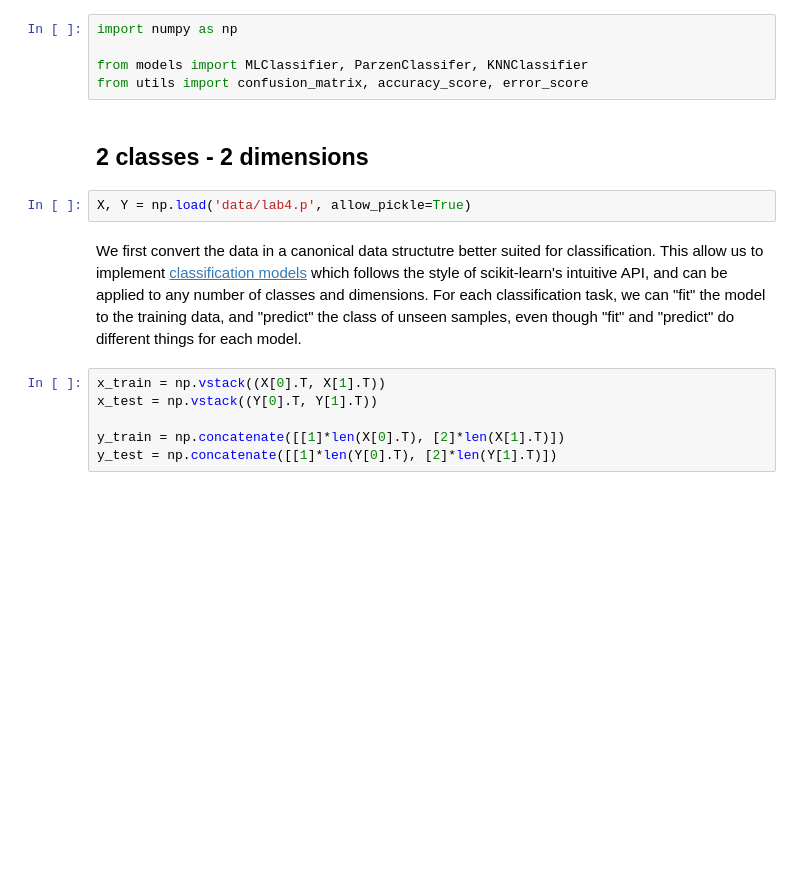
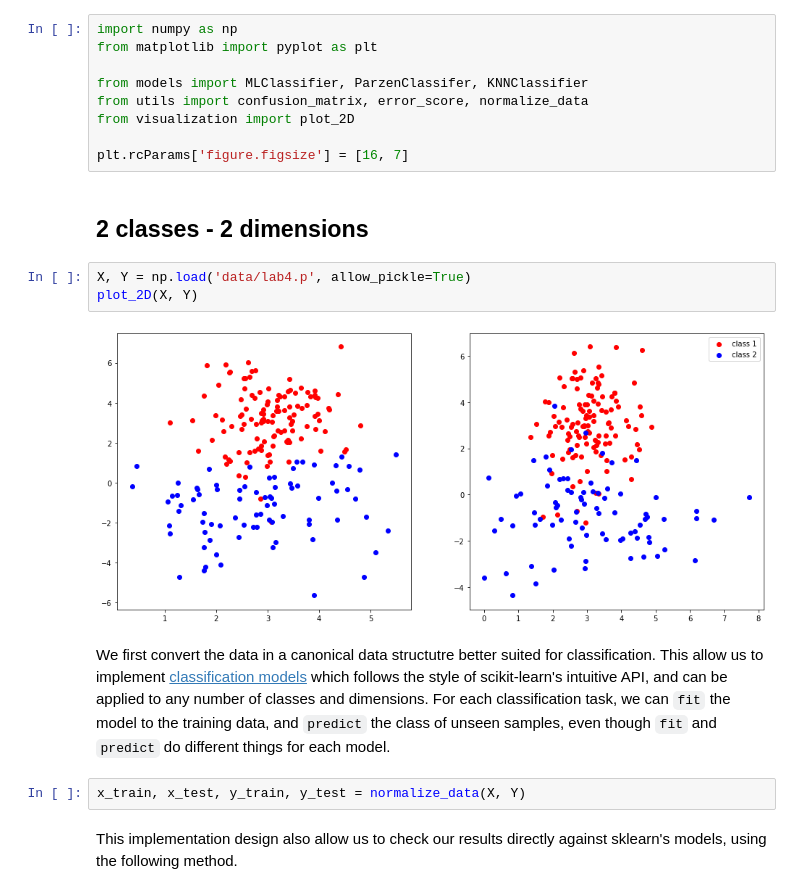
Before and after one commit to teobouvard/study, a Jupyter notebook: 4-UiS/machine-learning/assignments/lab4/lab.ipynb, the cells around one changed output. Saved outputs shown, nothing was run; the diff lists cells and outputs as text; blank space fills up the shorter version.

```diff
--- a/4-UiS/machine-learning/assignments/lab4/lab.ipynb
+++ b/4-UiS/machine-learning/assignments/lab4/lab.ipynb
@@ -2,20 +2,25 @@
 ## LAB 4 - classifiers
 # %%
 import numpy as np
+from matplotlib import pyplot as plt
 
 from models import MLClassifier, ParzenClassifer, KNNClassifier
-from utils import confusion_matrix, accuracy_score, error_score
+from utils import confusion_matrix, error_score, normalize_data
+from visualization import plot_2D
+
+plt.rcParams['figure.figsize'] = [16, 7]
 # %% [markdown]
 ## 2 classes - 2 dimensions
 # %%
 X, Y = np.load('data/lab4.p', allow_pickle=True)
+plot_2D(X, Y)
+# %% [output]
+[figure, added]
 # %% [markdown]
-We first convert the data in a canonical data structutre better suited for classification. This allow us to implement [classification models](models.py) which follows the style of scikit-learn's intuitive API, and can be applied to any number of classes and dimensions. For each classification task, we can "fit" the model to the training data, and "predict" the class of unseen samples, even though "fit" and "predict" do different things for each model.
+We first convert the data in a canonical data structutre better suited for classification. This allow us to implement [classification models](models.py) which follows the style of scikit-learn's intuitive API, and can be applied to any number of classes and dimensions. For each classification task, we can `fit` the model to the training data, and `predict` the class of unseen samples, even though `fit` and `predict` do different things for each model.
-# %%
-x_train = np.vstack((X[0].T, X[1].T))
-x_test = np.vstack((Y[0].T, Y[1].T))
-
-y_train = np.concatenate([[1]*len(X[0].T), [2]*len(X[1].T)])
-y_test = np.concatenate([[1]*len(Y[0].T), [2]*len(Y[1].T)])
+# %%
+x_train, x_test, y_train, y_test = normalize_data(X, Y)
+# %% [markdown]
+This implementation design also allow us to check our results directly against sklearn's models, using the following method.
 # %%
 def train_test_evaluate(desc, model):
```
Also changed, not shown: parts of 18 cells of this notebook, 3 other files.
